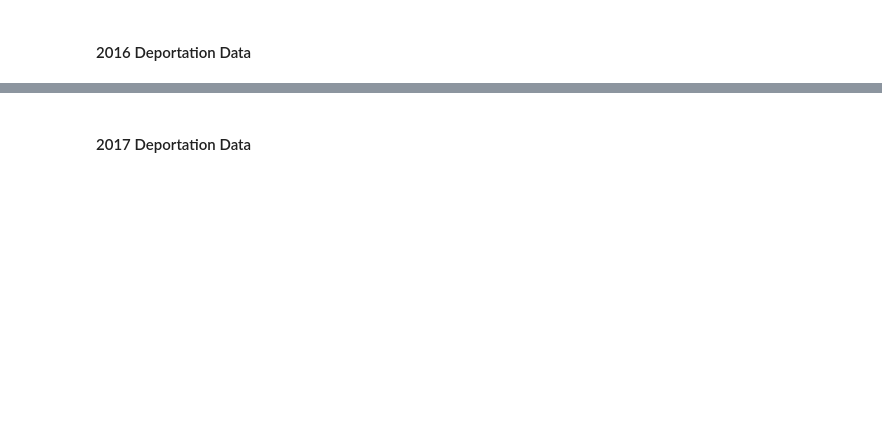
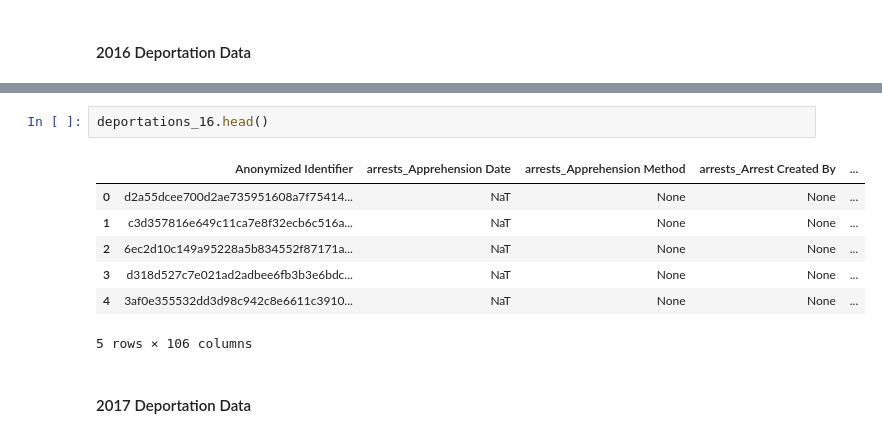
Before and after one commit to emilynnguyen1/ICE-Outcomes, a Jupyter notebook: notebooks/Cleaning-Data.ipynb, the cells around one changed output, grey strips where cells are left out. Drawn from its saved outputs; the diff is of its cells as text; blank space fills up the shorter version.

```diff
--- a/notebooks/Cleaning-Data.ipynb
+++ b/notebooks/Cleaning-Data.ipynb
@@ -124,2 +262,12 @@ Name: count, dtype: int64
+# %%
+deportations_16.head()
+# %% [output]
+|  | Anonymized Identifier | arrests_Apprehension Date | arrests_Apprehension Method | arrests_Arrest Created By | ... |
+| 0 | d2a55dcee700d2ae735951608a7f75414... | NaT | None | None | ... |
+| 1 | c3d357816e649c11ca7e8f32ecb6c516a... | NaT | None | None | ... |
+| 2 | 6ec2d10c149a95228a5b834552f87171a... | NaT | None | None | ... |
+| 3 | d318d527c7e021ad2adbee6fb3b3e6bdc... | NaT | None | None | ... |
+| 4 | 3af0e355532dd3d98c942c8e6611c3910... | NaT | None | None | ... |
+5 rows × 106 columns
 # %% [markdown]
 #### 2017 Deportation Data
```
Also changed, not shown: parts of 19 cells of this notebook.
